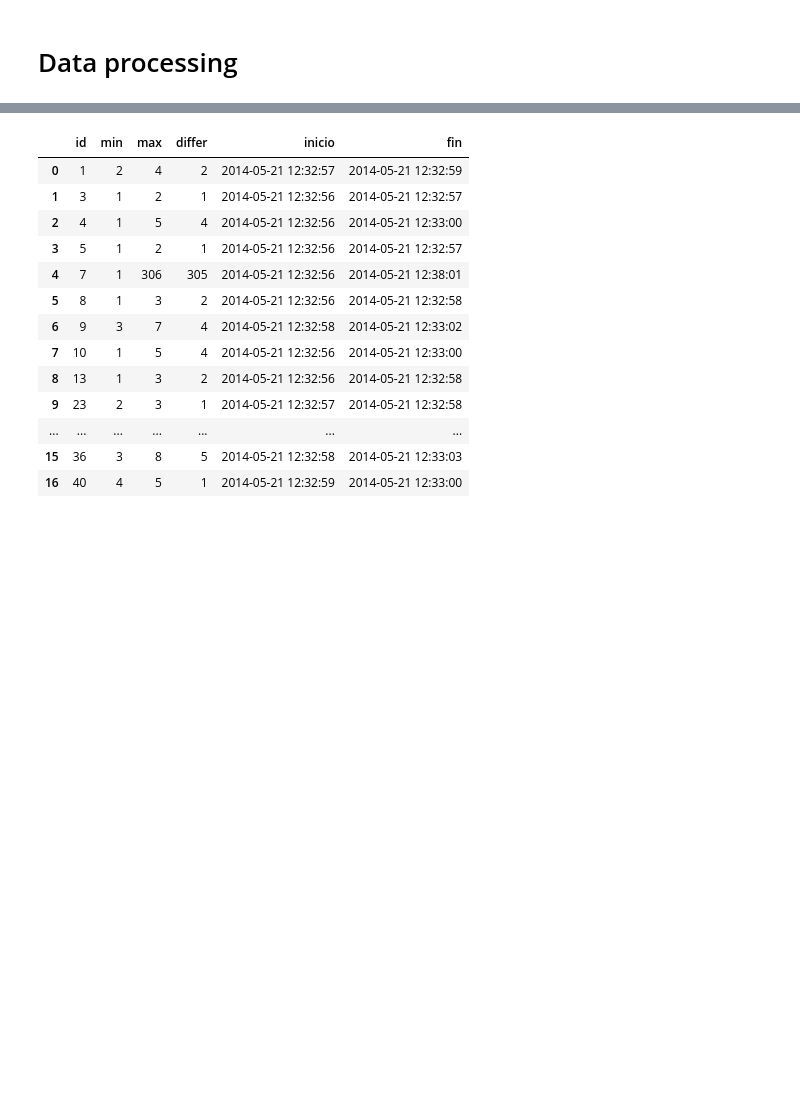
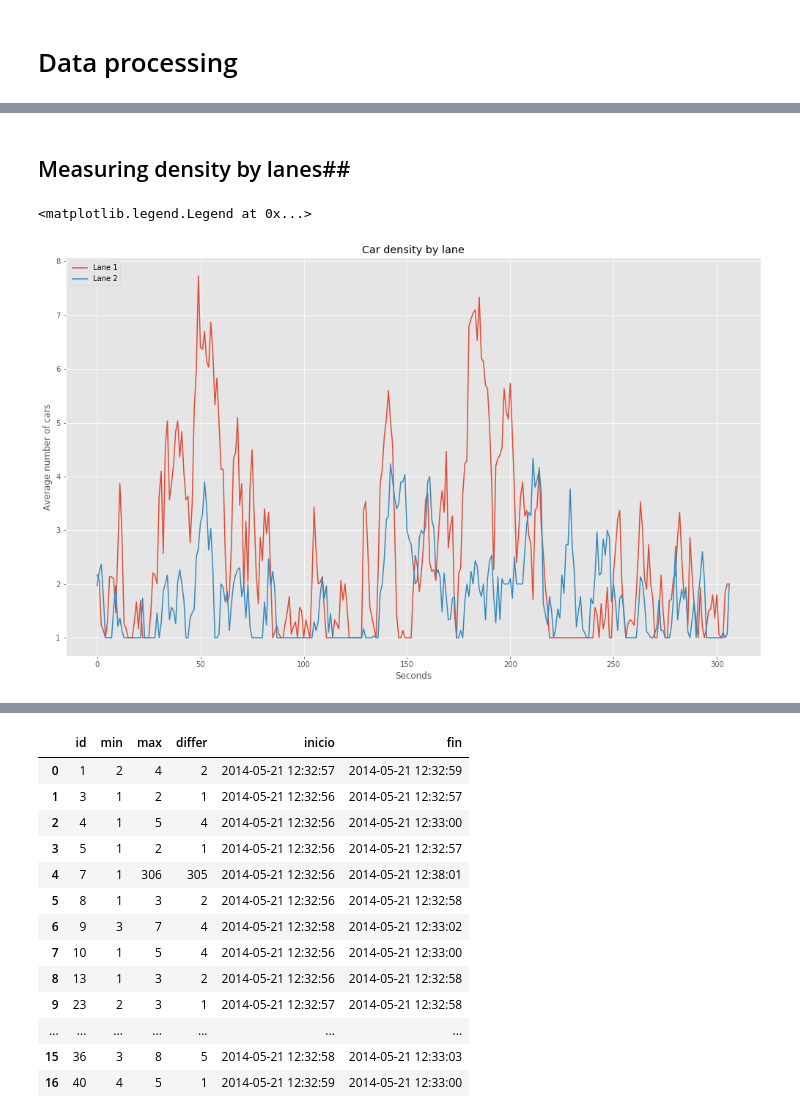
Before and after one commit to emonroyh/Video, a Jupyter notebook: CarTracker.ipynb, the cells around one changed output, grey strips where cells are left out. Drawn from its saved outputs; the diff is of its cells as text; code cells hidden in the pictures; blank space fills up the shorter version.

```diff
--- a/CarTracker.ipynb
+++ b/CarTracker.ipynb
@@ -217,0 +218,5 @@ df.head(20)
+# %%
+# Getting centroids
+df['cx'] = df['x1'] + (df['x2'] - df['x1']) // 2
+df['cy'] = df['y1'] + (df['y2'] - df['y1']) // 2
+df.head()
@@ -217,0 +230,30 @@ df.head(20)
+# %% [markdown]
+## Measuring density by lanes##
+# %%
+# Number of cars by second
+lane_pos = np.array([[0, 104, 156, 415],[157, 104,260, 415]]) # Zones of interest
+
+ind = np.vstack([(df.cx.between(x1, x2)) & (df.cy.between(y1, y2))
+                  for x1, y1, x2, y2 in lane_pos])
+df['lane'] = (ind.argmax(axis=0)+1) * ind.any(axis=0)
+df['seg'] = df['frame']//30
+
+df_lane1 = df[df.lane == 1]
+df_lane2 = df[df.lane == 2]
+# %%
+# Calculate Density every frame then average them by each second
+
+density1 = df_lane1.groupby(['frame','seg']).size().groupby('seg').mean()
+density2 = df_lane2.groupby(['frame','seg']).size().groupby('seg').mean()
+# %%
+plt.style.use('ggplot')
+plt.figure(figsize=(17,10))
+plt.xlabel('Seconds')
+plt.ylabel('Average number of cars')
+plt.title('Car density by lane')
+plt.plot(density1, label = 'Lane 1')
+plt.plot(density2, label = 'Lane 2')
+plt.legend(loc='upper left')
+# %% [output]
+<matplotlib.legend.Legend at 0x...>
+[figure, added]
```
Also changed, not shown: parts of 15 cells of this notebook.
